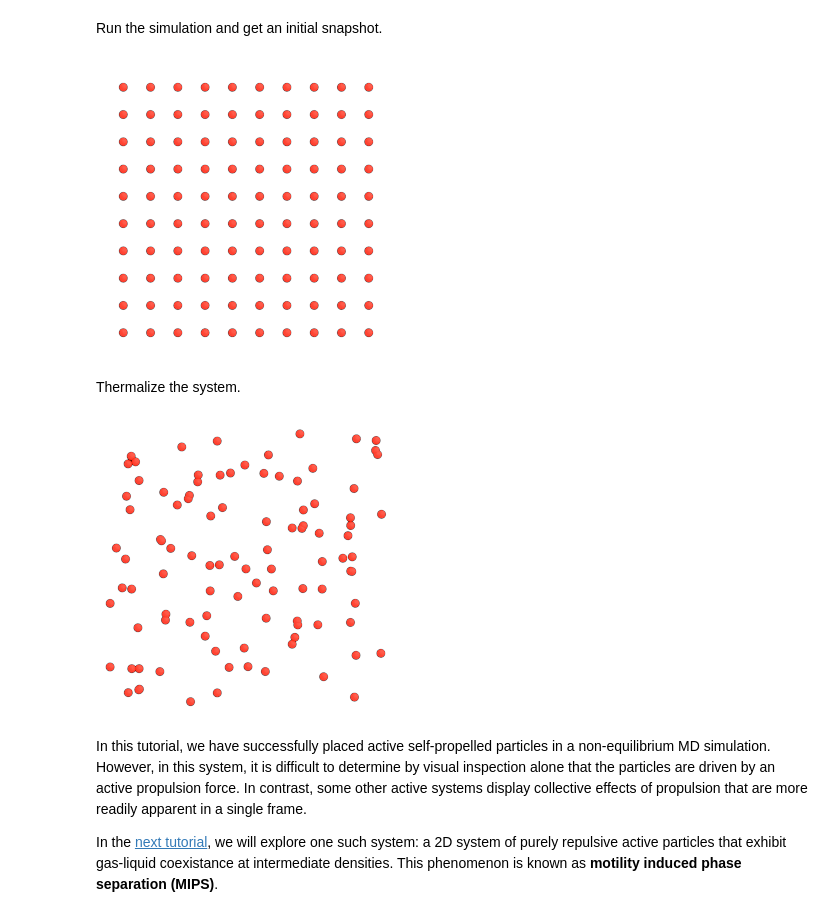
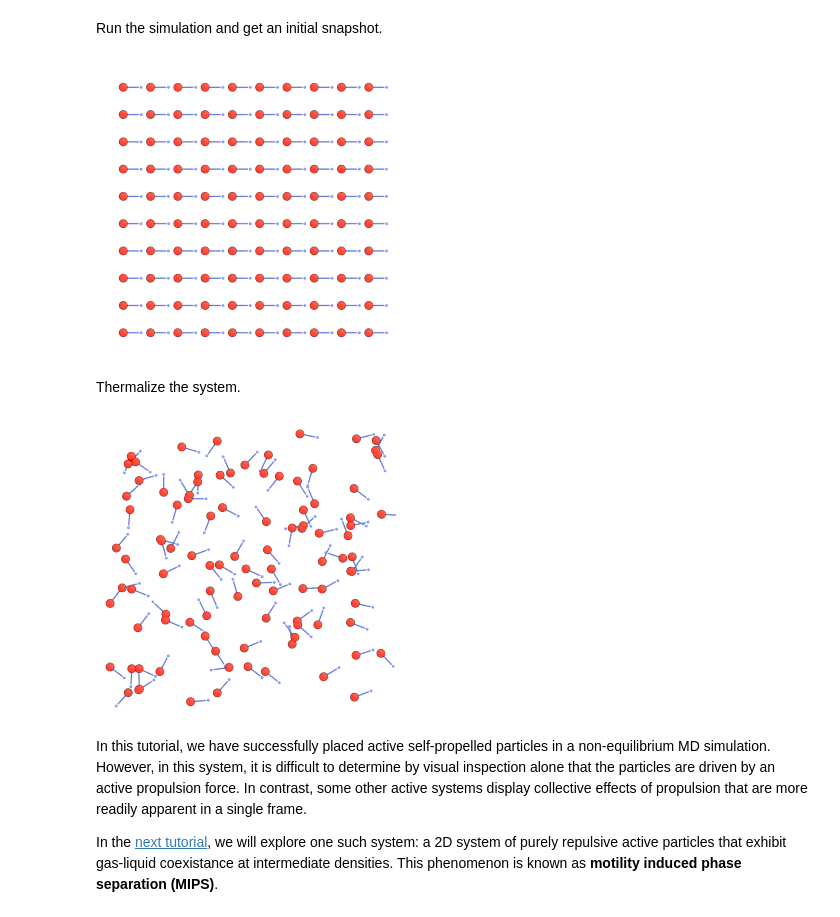
Before and after one commit to glotzerlab/hoomd-examples, a Jupyter notebook: 11-Active-Particles-In-MD/02-Active-Brownian-Particles.ipynb, the cells around one changed output. Saved outputs shown, nothing was run; the diff lists cells and outputs as text; code cells hidden in the pictures.

```diff
--- a/11-Active-Particles-In-MD/02-Active-Brownian-Particles.ipynb
+++ b/11-Active-Particles-In-MD/02-Active-Brownian-Particles.ipynb
@@ -71,6 +70,43 @@ def render(snapshot):
     geometry.radius[snapshot.particles.typeid[:] == 0] = 0.3
     geometry.outline_width = 0.04
 
+    # Draw velocity arrows
+    v = snapshot.particles.velocity[:]
+    pos = snapshot.particles.position[:]
+
+    speed = numpy.linalg.norm(v, axis=1)
+    mask = speed > 1e-8
+
+    if numpy.any(mask):
+        pos = pos[mask]
+        v = v[mask]
+
+        scale = 4
+        v_scaled = v * scale
+
+        start = pos
+        end = pos + v_scaled
+        mid = start + 0.85 * (end - start)
+
+
+        vec = fresnel.geometry.Cylinder(
+            scene, N=len(start), radius=0.05
+        )
+        vec.material = fresnel.material.Material(
+            color=(0.15, 0.25, 0.85), roughness=0.25
+        )
+        vec.points[:] = numpy.stack([start, mid], axis=1)
+
+        # spheres in place of arrow heads
+        heads = fresnel.geometry.Sphere(
+            scene, N=len(start), radius=0.10
+        )
+        heads.material = fresnel.material.Material(
+            color=(0.15, 0.25, 0.85), roughness=0.15
+        )
+        heads.position[:] = end
+
+    # scene lights
     scene.lights = [
         fresnel.light.Light(direction=(0, 0, 1), color=(0.8, 0.8, 0.8), theta=numpy.pi),
         fresnel.light.Light(
@@ -180,28 +236,28 @@ Run the simulation and get an initial snapshot.
 # %%
 logger = hoomd.logging.Logger(["particle", "constraint"])
 gsd_oper = hoomd.write.GSD(
     trigger=hoomd.trigger.Periodic(100),
     filename="active.gsd",
     logger=logger,
     mode="wb",
     dynamic=["momentum", "property"],
     filter=hoomd.filter.All(),
 )
 
 sim.operations += gsd_oper
 
 sim.state.thermalize_particle_momenta(filter=filter_all, kT=kT)
-sim.run(0)
+sim.run(1)
 render(sim.state.get_snapshot())
 # %% [output]
-[figure, old version]
+[figure, new version]
 # %% [markdown]
 Thermalize the system.
 # %%
 sim.run(10000)
 render(sim.state.get_snapshot())
 # %% [output]
-[figure, old version]
+[figure, new version]
 # %% [markdown]
 In this tutorial, we have successfully placed active self-propelled particles in a non-equilibrium MD simulation. However, in this system, it is difficult to determine by visual inspection alone that the particles are driven by an active propulsion force. In contrast, some other active systems display collective effects of propulsion that are more readily apparent in a single frame.
 
```
Also changed, not shown: parts of 5 cells of this notebook, 4 other files.
